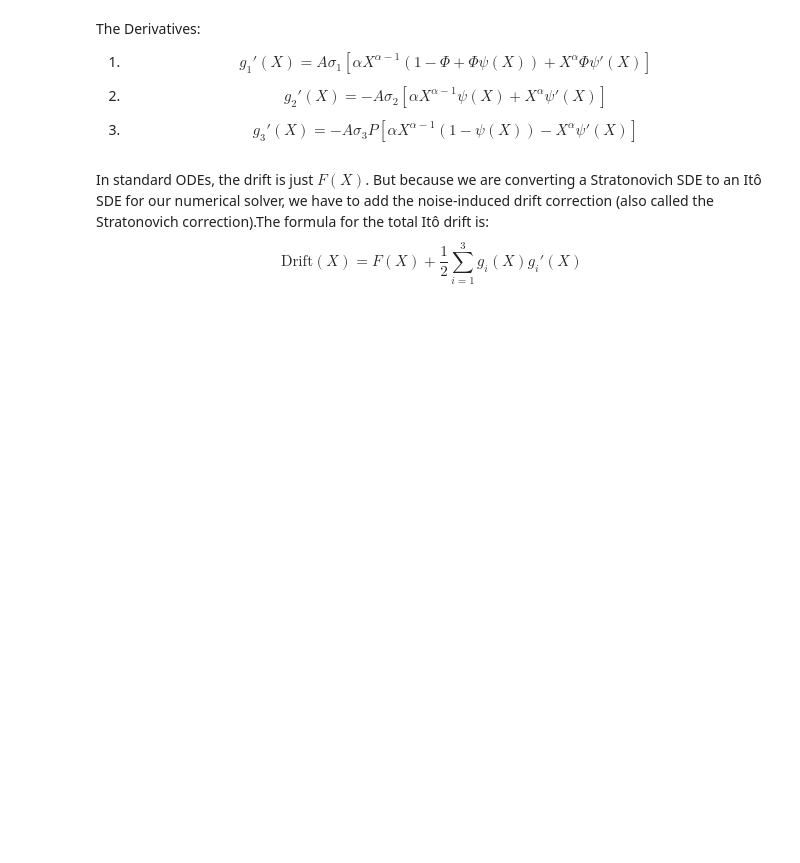
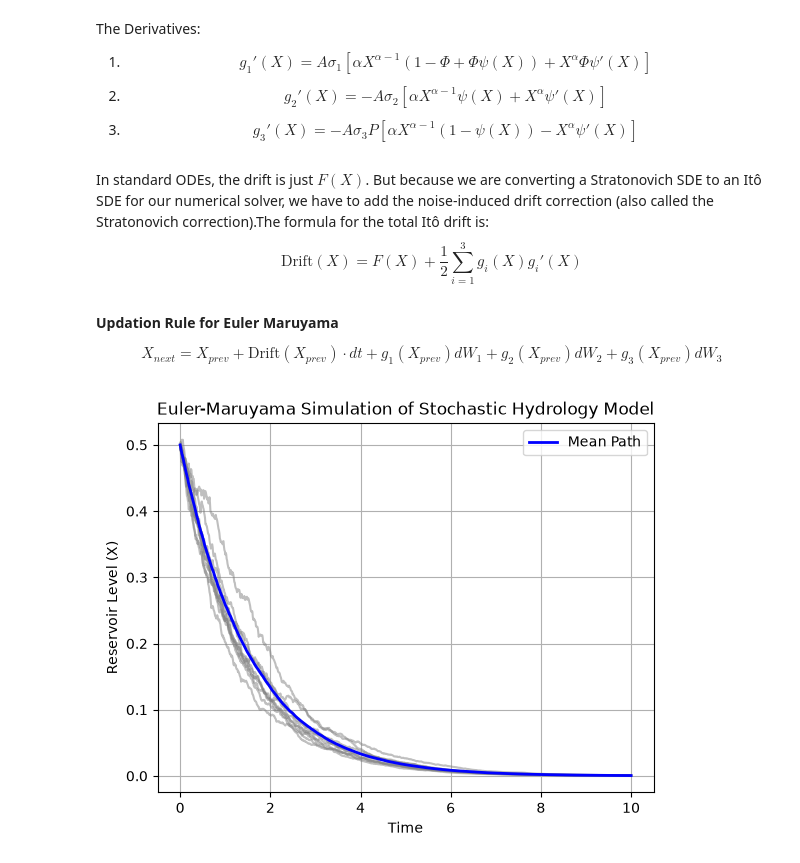
Before and after one commit to AKwasTaken/BrownianDecay, a Jupyter notebook: ProjectNotes/Hydrology/Rough/Hydrology.ipynb, the cells around one changed output. Cells and saved outputs as stored; diff of their text form; code cells hidden in the pictures; blank space fills up the shorter version.

```diff
--- a/ProjectNotes/Hydrology/Rough/Hydrology.ipynb
+++ b/ProjectNotes/Hydrology/Rough/Hydrology.ipynb
@@ -6,23 +6,23 @@ import matplotlib.pyplot as plt
 @dataclass
 class Hydrology:
     A: float  = 1 # Area of the catchment (m^2)
-    B: float  = 1 # Seepage coefficient (m/s)
+    B: float  = 0 # Seepage coefficient (m/s)
 
     P: float  = 1 # Precipitation rate (m/s)
-    E: float  = 0.5 # Evaporation rate (m/s)
-    Phi: float  = 1 # Percentage pumped out
+    E: float  = 0.1 # Evaporation rate (m/s)
+    Phi: float  = 0.7 # Percentage pumped out
 
-    alpha: float  = 0.5 # Shape scaling exponent
-    beta: float  = 0.5 # Shape scaling exponent
-    gamma: float  = 0.5 # Shape scaling exponent
+    alpha: float  = 1 # Shape scaling exponent
+    beta: float  = 1 # Shape scaling exponent
+    gamma: float  = 1 # Shape scaling exponent
 
     sigma_1: float  = 0.1 # Standard deviation of the first noise term
     sigma_2: float  = 0.1 # Standard deviation of the second noise term
     sigma_3: float  = 0.1 # Standard deviation of the third noise term
 
     # For Psi
-    c: float  = 1 # Shape scaling exponent
-    e: float  = 1 # Shape scaling exponent
+    c: float  = 0 # Shape scaling exponent
+    e: float  = 0.1 # Shape scaling exponent
     a_p: float  = 1 # Shape scaling exponent
     b_p: float  = 1 # Shape scaling exponent
     n: float  = 1 # Shape scaling exponent
@@ -87,3 +87,7 @@ def Drift(X, p: Hydrology):
     g_prime_vals = Calculate_g_prime(X, p)
     corrected_term = (1/2) * sum(g_val * g_prime_val for g_val, g_prime_val in zip(g_vals, g_prime_vals))
     return F(X, p) + corrected_term
+# %% [markdown]
+**Updation Rule for Euler Maruyama**
+
+$$X_{next} = X_{prev} + \text{Drift}(X_{prev}) \cdot dt + g_1(X_{prev})dW_1 + g_2(X_{prev})dW_2 + g_3(X_{prev})dW_3$$
@@ -89,0 +117,25 @@ def Drift(X, p: Hydrology):
+# %%
+def plot_simulation(X, T, N):
+    time = np.linspace(0, T, N)
+
+    plt.plot(time, X[:,:10], color = 'grey', alpha=0.5)  # Plotting first 10 sample paths
+    mean_path = np.mean(X, axis=1)
+    plt.plot(time, mean_path, color='blue', label='Mean Path', linewidth=2)
+
+    plt.title('Euler-Maruyama Simulation of Stochastic Hydrology Model')
+    plt.xlabel('Time')
+    plt.ylabel('Reservoir Level (X)')
+    plt.legend()
+    plt.grid()
+    plt.show()
+# %%
+P = Hydrology()
+T = 10
+N = 1000  # Number of time steps
+M = 100  # Number of sample paths
+X0 = 0.5  # Initial reservoir level
+# %%
+X_paths = EulerMaruyama(X0, P, T, N, M)
+plot_simulation(X_paths, T, N)
+# %% [output]
+[figure, added]
```
Also changed, not shown: parts of 1 cell of this notebook.
